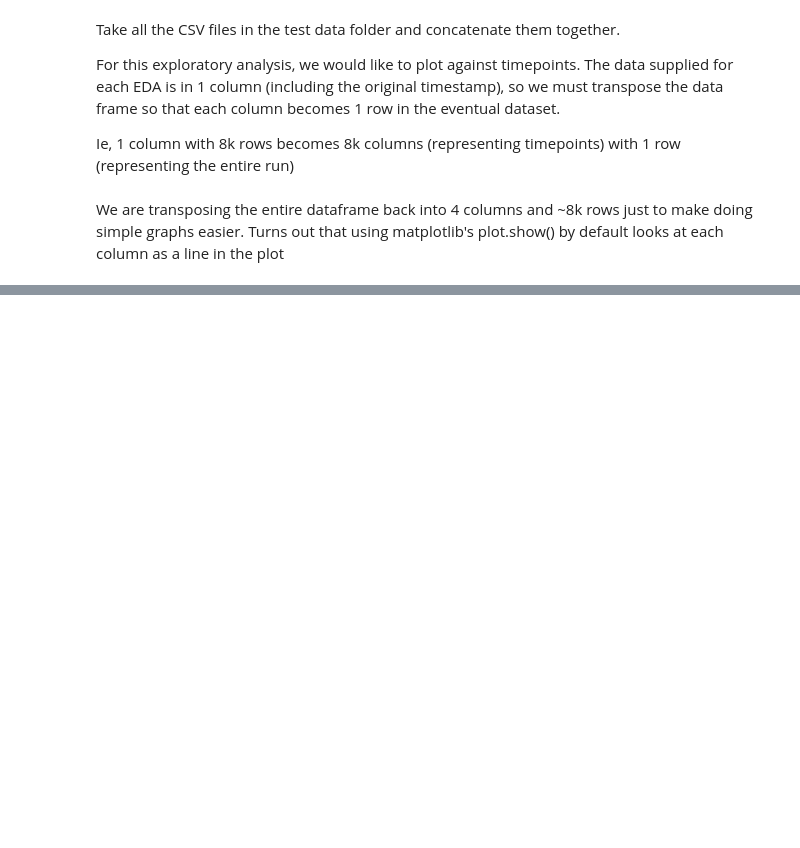
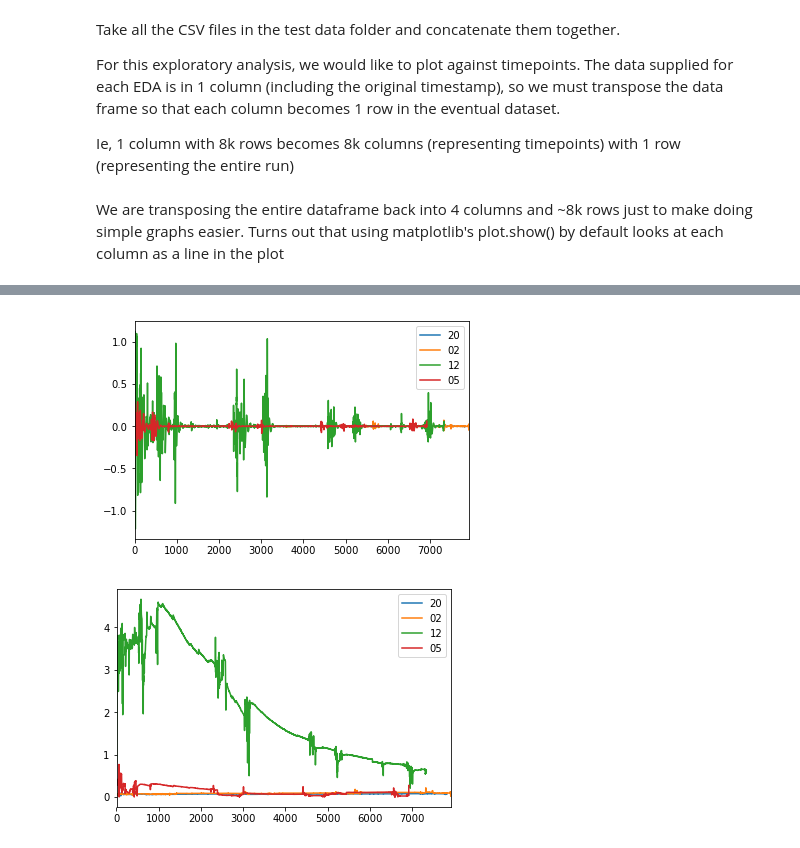
Before and after one commit to dcoh/EmpaticaE4Analysis, a Jupyter notebook: EDA Exploring.ipynb, the cells around one changed output, grey strips where cells are left out. Saved outputs shown, nothing was run; the diff lists cells and outputs as text; code cells hidden in the pictures; blank space fills up the shorter version.

Commit message:
Most recent changes including updated graphs

```diff
--- a/EDA Exploring.ipynb
+++ b/EDA Exploring.ipynb
@@ -15,3 +23,17 @@ import matplotlib.pyplot as plt
+# %%
+def butter_bandpass(lowcut, highcut, fs, order=5):
+    nyq = 0.5 * fs
+    low = lowcut / nyq
+    high = highcut / nyq
+    b, a = butter(order, [low, high], btype='band')
+    return b, a
+
+## May need to better understand which order filter is needed for this dataset
+def butter_bandpass_filter(data, lowcut, highcut, fs, column_name, order=5):
+    b, a = butter_bandpass(lowcut, highcut, fs, order=order)
+    y = lfilter(b, a, data)
+    y = pd.DataFrame(y, columns=[column_name])
+    return y
 # %% [markdown]
 Take all the CSV files in the test data folder and concatenate them together.
 
@@ -21,8 +50,6 @@ Ie, 1 column with 8k rows becomes 8k columns (representing timepoints) with 1 ro
 # %%
-file_path = r'/Users/dancohen/Code_Projects/Empatica E4 Analysis/EDA_Test_data'
-all_files = glob.glob(file_path + "/*.csv")
-
-li = []
+unfiltered_EDA = []
+filtered_EDA = []
 
 for file_path in all_files:
     path = file_path.split('/')
@@ -31,11 +58,16 @@ for file_path in all_files:
     csv = path[len(path)-1]
     file_code = csv[5:7]
     df = pd.read_csv(file_path, header=None)
-
     # For this test data, we dont care about the first row, which is the timestamp.
     # We didnt import the csv with a header, so the column header is '0'.  Just rename that to the participant ID
+    # NOTE: The sampling rate of 4hz is found in the second row of each csv file, so we just drop that row as well
+    # https://support.empatica.com/hc/en-us/articles/201608896-Data-export-and-formatting-from-E4-connect-
+
     df = df.rename(columns={0: file_code}).drop(df.index[0:3])
-    li.append(df.transpose())
-frame = pd.concat(li)
+    unfiltered_EDA.append(df.transpose())
+    filtered_EDA.append(butter_bandpass_filter(df[file_code], lowcut, highcut, fs, file_code).transpose())
+
+untiltered_frame = pd.concat(unfiltered_EDA)
+filtered_frame = pd.concat(filtered_EDA)
 # %% [markdown]
 We are transposing the entire dataframe back into 4 columns and ~8k rows just to make doing simple graphs easier.  Turns out that using matplotlib's plot.show() by default looks at each column as a line in the plot
@@ -70,0 +74,3 @@ highcut = 1.0  ## Upper bound for the filter, as directed by Empatica documentat
+# %%
+filtered_frame = filtered_frame.transpose()
+untiltered_frame = untiltered_frame.transpose()
@@ -70,0 +98,7 @@ highcut = 1.0  ## Upper bound for the filter, as directed by Empatica documentat
+# %%
+filtered_frame.plot()
+untiltered_frame.plot()
+plt.show()
+# %% [output]
+[figure, added]
+[figure, added]
```
Also changed, not shown: parts of 12 cells of this notebook.
